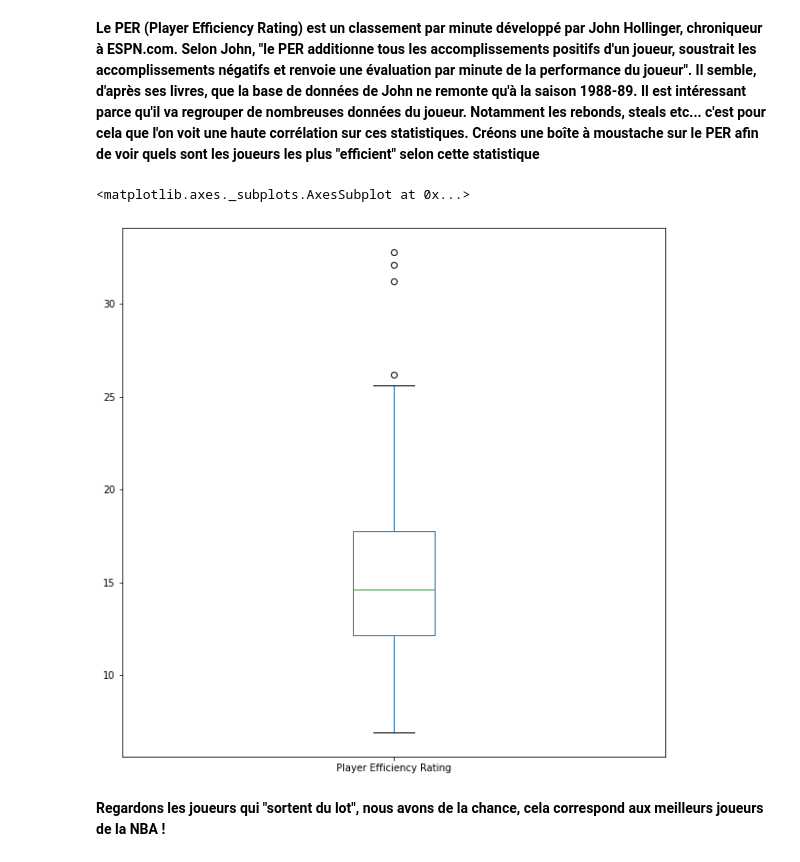
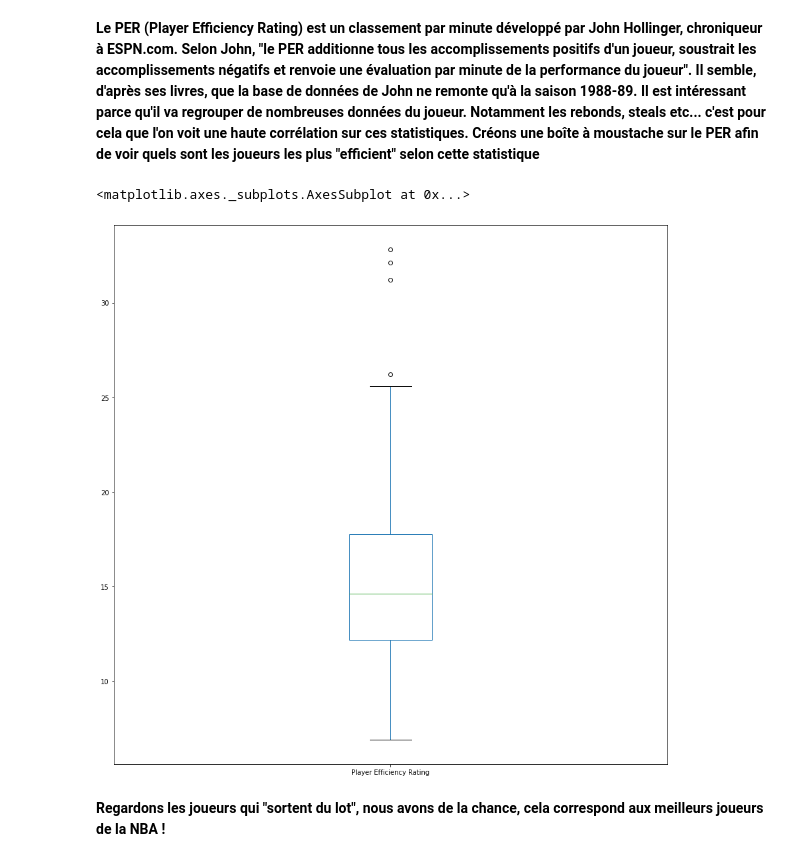
Before and after one commit to maelemonides/mvp_analysis, a Jupyter notebook: nba.ipynb, the cells around one changed output. Cells and saved outputs as stored; diff of their text form; code cells hidden in the pictures.

```diff
--- a/nba.ipynb
+++ b/nba.ipynb
@@ -190,11 +190,11 @@ plt.xticks(rotation=90)
 # %% [markdown]
 **Le PER (Player Efficiency Rating) est un classement par minute développé par John Hollinger, chroniqueur à ESPN.com. Selon John, "le PER additionne tous les accomplissements positifs d'un joueur, soustrait les accomplissements négatifs et renvoie une évaluation par minute de la performance du joueur". Il semble, d'après ses livres, que la base de données de John ne remonte qu'à la saison 1988-89. Il est intéressant parce qu'il va regrouper de nombreuses données du joueur. Notamment les rebonds, steals etc... c'est pour cela que l'on voit une haute corrélation sur ces statistiques. Créons une boîte à moustache sur le PER afin de voir quels sont les joueurs les plus "efficient" selon cette statistique**
 # %%
-ax = plt.subplots(figsize=(10,10))
+ax = plt.subplots(figsize=(15,15))
 all_nba[(all_nba['Minutes Played'] >= 1000)].boxplot(column =['Player Efficiency Rating'], grid = False)
 # %% [output]
 <matplotlib.axes._subplots.AxesSubplot at 0x...>
-[figure, old version]
+[figure, new version]
 # %% [markdown]
 **Regardons les joueurs qui "sortent du lot", nous avons de la chance, cela correspond aux meilleurs joueurs de la NBA !**
 # %%
```
Also changed, not shown: parts of 8 cells of this notebook.
